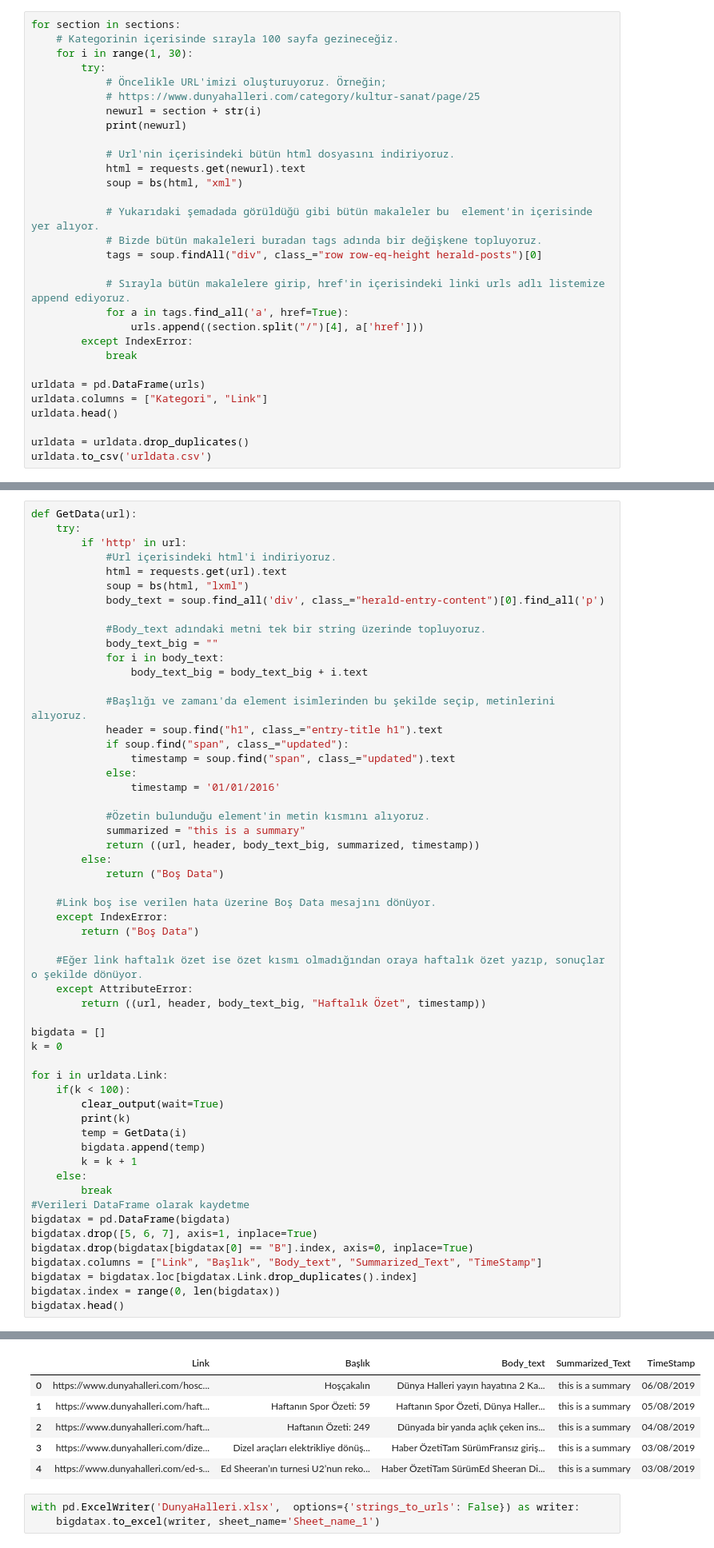
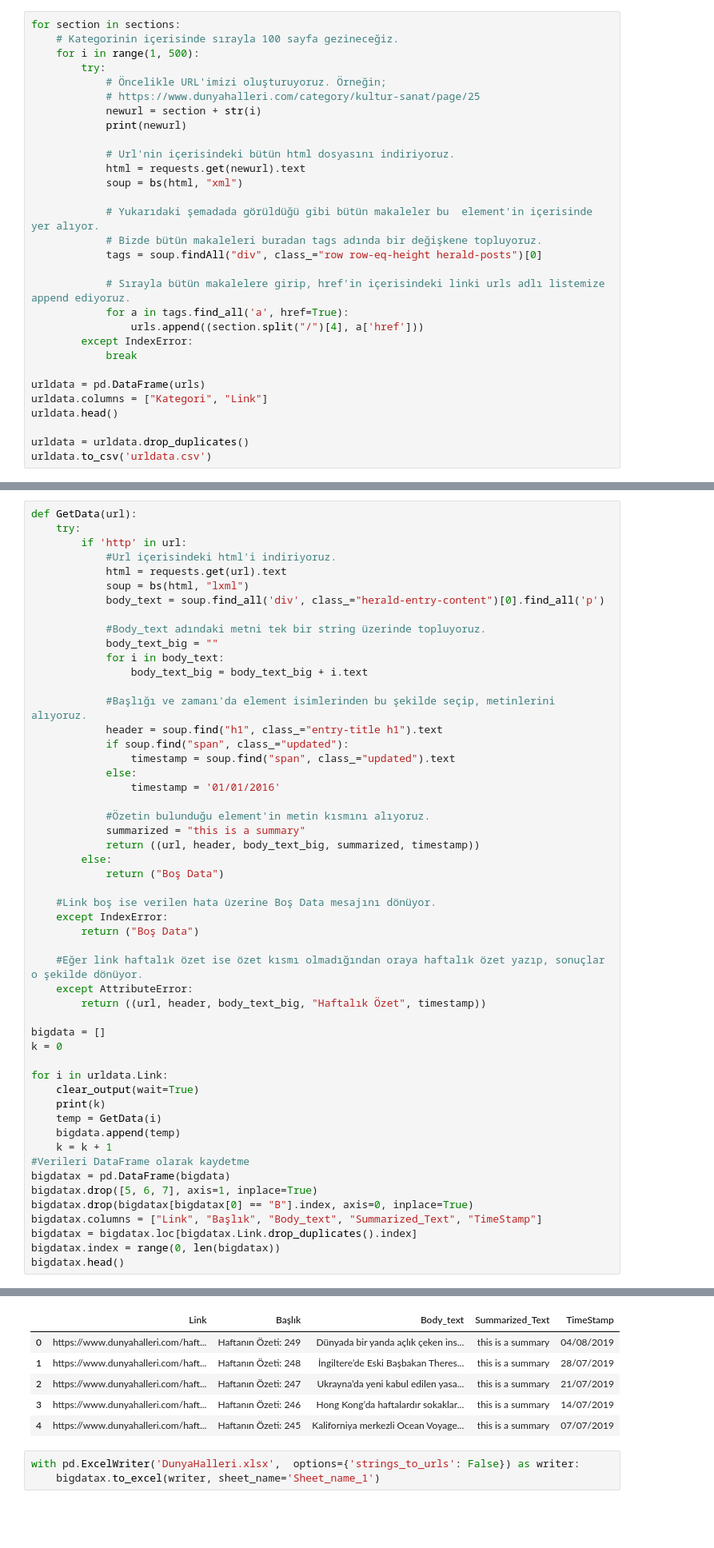
Before and after one commit to omerfarukpolat/webScraping, a Jupyter notebook: webscraping.ipynb, the cells around one changed output, grey strips where cells are left out. Shown at 80% size. Saved outputs shown, nothing was run; the diff lists cells and outputs as text; blank space fills up the shorter version.

```diff
--- a/webscraping.ipynb
+++ b/webscraping.ipynb
@@ -19,7 +19,7 @@ urls = []
 # %%
 for section in sections:
     # Kategorinin içerisinde sırayla 100 sayfa gezineceğiz.
-    for i in range(1, 30):
+    for i in range(1, 500):
         try:
             # Öncelikle URL'imizi oluşturuyoruz. Örneğin;
             # https://www.dunyahalleri.com/category/kultur-sanat/page/25
@@ -103,14 +103,11 @@ bigdata = []
 k = 0
 
 for i in urldata.Link:
-    if(k < 100):
-        clear_output(wait=True)
-        print(k)
-        temp = GetData(i)
-        bigdata.append(temp)
-        k = k + 1
-    else:
-        break
+    clear_output(wait=True)
+    print(k)
+    temp = GetData(i)
+    bigdata.append(temp)
+    k = k + 1
 #Verileri DataFrame olarak kaydetme
 bigdatax = pd.DataFrame(bigdata)
 bigdatax.drop([5, 6, 7], axis=1, inplace=True)
@@ -124,9 +121,9 @@ bigdatax.head()
 |  | Link | Başlık | Body_text | Summarized_Text | TimeStamp |
-| 0 | https://www.dunyahalleri.com/hosc... | Hoşçakalın | Dünya Halleri yayın hayatına 2 Ka... | this is a summary | 06/08/2019 |
-| 1 | https://www.dunyahalleri.com/haft... | Haftanın Spor Özeti: 59 | Haftanın Spor Özeti, Dünya Haller... | this is a summary | 05/08/2019 |
-| 2 | https://www.dunyahalleri.com/haft... | Haftanın Özeti: 249 | Dünyada bir yanda açlık çeken ins... | this is a summary | 04/08/2019 |
-| 3 | https://www.dunyahalleri.com/dize... | Dizel araçları elektrikliye dönüş... | Haber ÖzetiTam SürümFransız giriş... | this is a summary | 03/08/2019 |
-| 4 | https://www.dunyahalleri.com/ed-s... | Ed Sheeran’ın turnesi U2’nun reko... | Haber ÖzetiTam SürümEd Sheeran Di... | this is a summary | 03/08/2019 |
+| 0 | https://www.dunyahalleri.com/haft... | Haftanın Özeti: 249 | Dünyada bir yanda açlık çeken ins... | this is a summary | 04/08/2019 |
+| 1 | https://www.dunyahalleri.com/haft... | Haftanın Özeti: 248 | İngiltere’de Eski Başbakan Theres... | this is a summary | 28/07/2019 |
+| 2 | https://www.dunyahalleri.com/haft... | Haftanın Özeti: 247 | Ukrayna’da yeni kabul edilen yasa... | this is a summary | 21/07/2019 |
+| 3 | https://www.dunyahalleri.com/haft... | Haftanın Özeti: 246 | Hong Kong’da haftalardır sokaklar... | this is a summary | 14/07/2019 |
+| 4 | https://www.dunyahalleri.com/haft... | Haftanın Özeti: 245 | Kaliforniya merkezli Ocean Voyage... | this is a summary | 07/07/2019 |
 # %%
 with pd.ExcelWriter('DunyaHalleri.xlsx',  options={'strings_to_urls': False}) as writer:
     bigdatax.to_excel(writer, sheet_name='Sheet_name_1')
```
Also changed, not shown: parts of 5 cells of this notebook, 3 other files.
